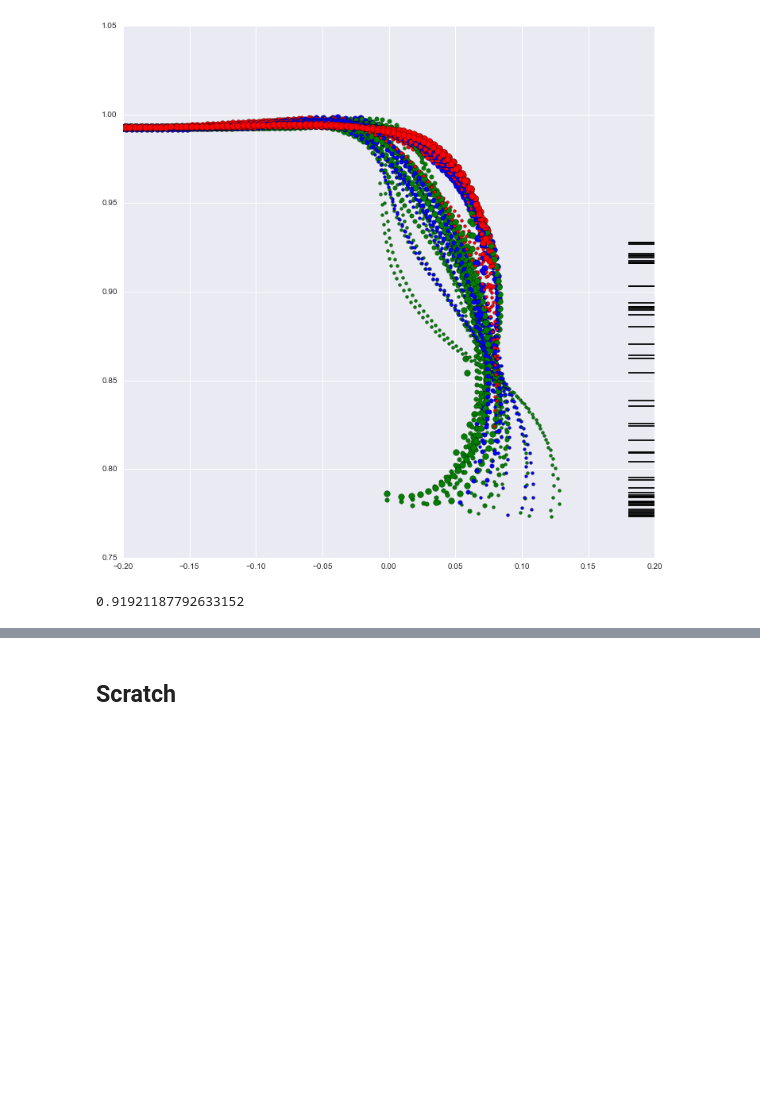
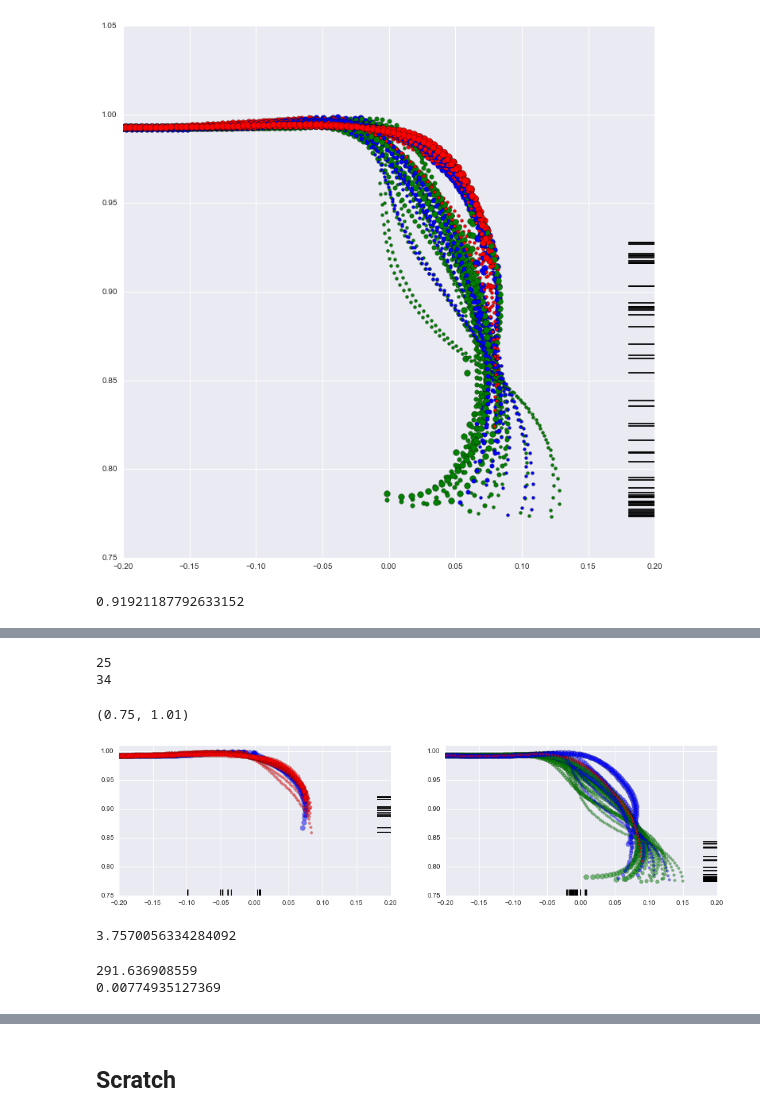
Before and after one commit to dansand/2dthermalslabs, a Jupyter notebook: kaplan/Analysis/pandas_analysis.ipynb, the cells around one changed output, grey strips where cells are left out. Saved outputs shown, nothing was run; the diff lists cells and outputs as text; code cells hidden in the pictures; blank space fills up the shorter version.

```diff
--- a/kaplan/Analysis/pandas_analysis.ipynb
+++ b/kaplan/Analysis/pandas_analysis.ipynb
@@ -792,0 +949,56 @@ data[:,1].min()
+# %%
+from tables import open_file
+
+fig = plt.figure(figsize=(16,4))
+
+ax1 = fig.add_subplot(121)
+ax2 = fig.add_subplot(122)
+for i, d in enumerate(subdirectories):
+    fext = '/temp_results/results/H/' + d + '/**/*midSwarm*'
+    files = natsort(glob2.glob(rdir + fext))
+    #print(files)
+    a = open_file(files[-1])
+    table = a.root.data
+    data = table.read()
+    a.close()
+    if float(newdf['eta0'][i]) == 1e21:
+        c = 'r'
+    elif float(newdf['eta0'][i]) == 5e20:
+        c = 'b'
+    else:
+        c = 'g'
+    s = float(newdf['fcm'][i]) *1000
+    if data[:,1].min() > 0.85:
+        ax1.scatter(data[:,0], data[:,1], c=c, s=s, marker='o', alpha=0.5)
+        ax1.hlines(data[:,1].min(), 0.18, 0.2 )
+        ax1.vlines(newdf['subzone'][i].min(), 0.75, 0.76 )
+
+    else:
+        ax2.scatter(data[:,0], data[:,1], c=c, s=s, marker='o', alpha=0.5)
+        ax2.hlines(data[:,1].min(), 0.18, 0.2 )
+        ax2.vlines(newdf['subzone'][i].min(), 0.75, 0.76 )
+        if float(newdf['eta0'][i]) == 1e21:
+            print(str(i + 1))
+
+
+ax1.set_xlim(-0.2,0.2)
+ax2.set_xlim(-0.2,0.2)
+
+ax1.set_ylim(0.75,1.01)
+ax2.set_ylim(0.75,1.01)
+# %% [output]
+25
+34
+(0.75, 1.01)
+[figure, added]
+# %%
+newdf['realtime'].min()*(((2900.*1e3)**2/1e-6))/(1e6*3600*24*365)
+# %% [output]
+3.7570056334284092
+# %%
+newdf['realtime'].min()*(((2900.*1e3)**2/1e-6))/(1e6*3600*24*365)
+print((newdf['rmsSurf'].max()*(1e-6/2900e3))*3600*24*365)
+print((newdf['rmsintRock'].max()*(1e-6/2900e3))*3600*24*365)
+# %% [output]
+291.636908559
+0.00774935127369
```
Also changed, not shown: parts of 16 cells of this notebook, 3 other files.
